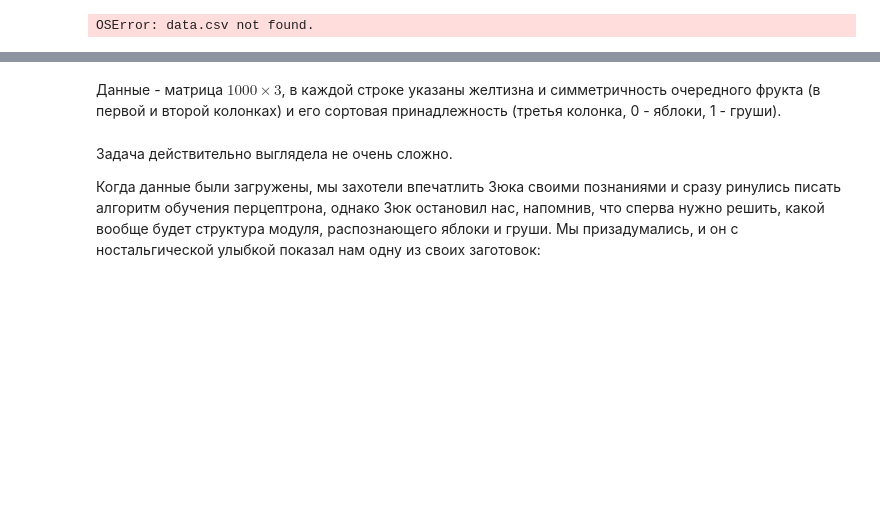
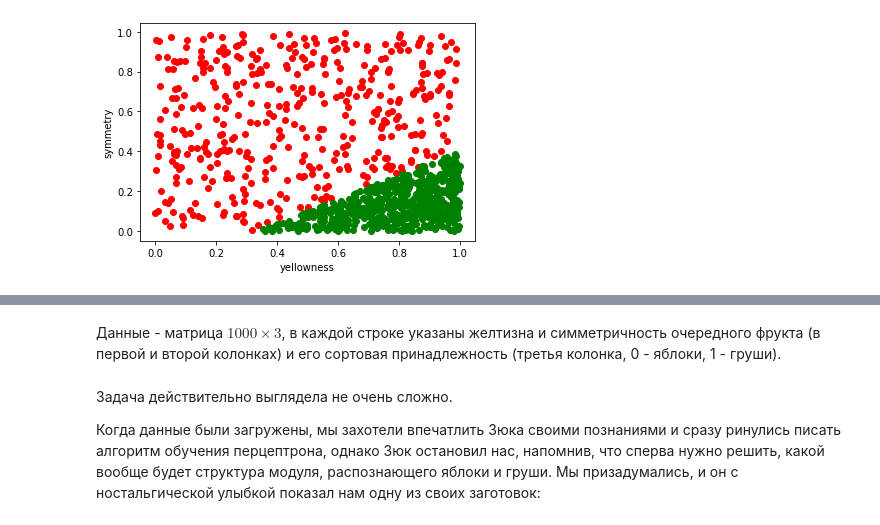
Before and after one commit to Tikhvinskiy/Courses, a Jupyter notebook: Stepik_neural networks_Hw_1_student_version.ipynb, the cells around one changed output, grey strips where cells are left out. Saved outputs shown, nothing was run; the diff lists cells and outputs as text; code cells hidden in the pictures; blank space fills up the shorter version.

```diff
--- a/Stepik_neural networks_Hw_1_student_version.ipynb
+++ b/Stepik_neural networks_Hw_1_student_version.ipynb
@@ -44,15 +44,15 @@ from numpy.linalg import norm
 random.seed(42) # начальное состояние генератора случайных чисел, чтобы можно было воспроизводить результаты.
 # %%
 %matplotlib inline
-data = np.loadtxt("data.csv", delimiter=",")
+data = np.loadtxt("nn_data.csv", delimiter=",")
 pears = data[:, 2] == 1
 apples = np.logical_not(pears)
 plt.scatter(data[apples][:, 0], data[apples][:, 1], color = "red")
 plt.scatter(data[pears][:, 0], data[pears][:, 1], color = "green")
 plt.xlabel("yellowness")
 plt.ylabel("symmetry")
 plt.show()
 # %% [output]
-OSError: data.csv not found.
+[figure, added]
 # %%
 data, data.shape
```
Also changed, not shown: parts of 23 cells of this notebook, 1 other file.
